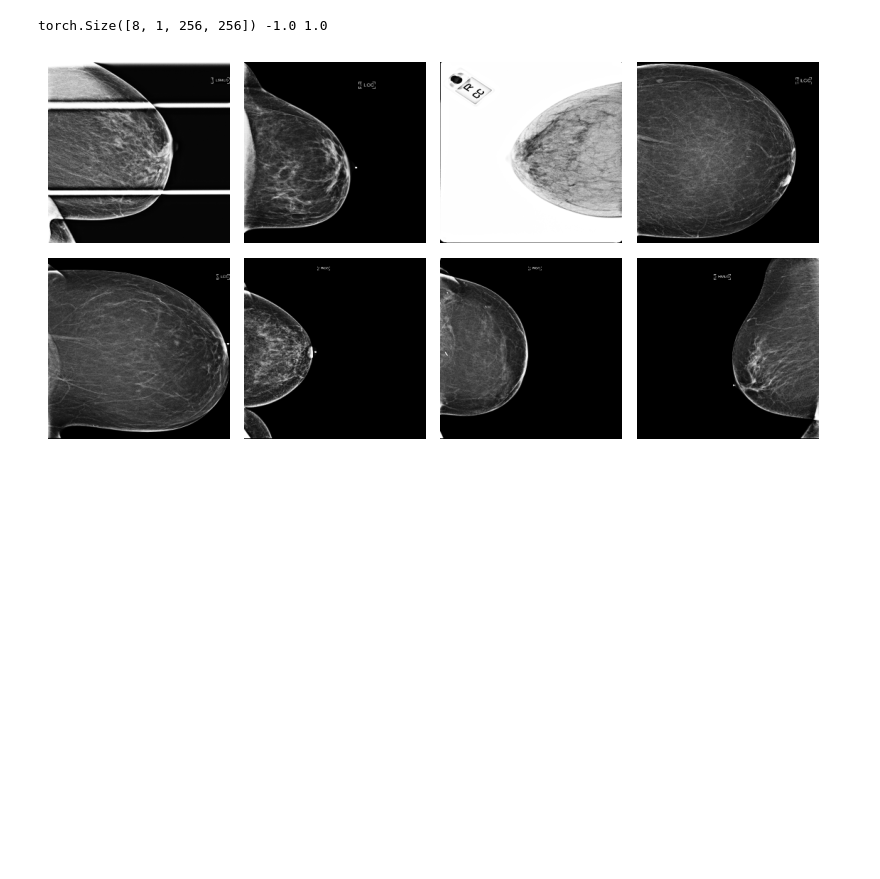
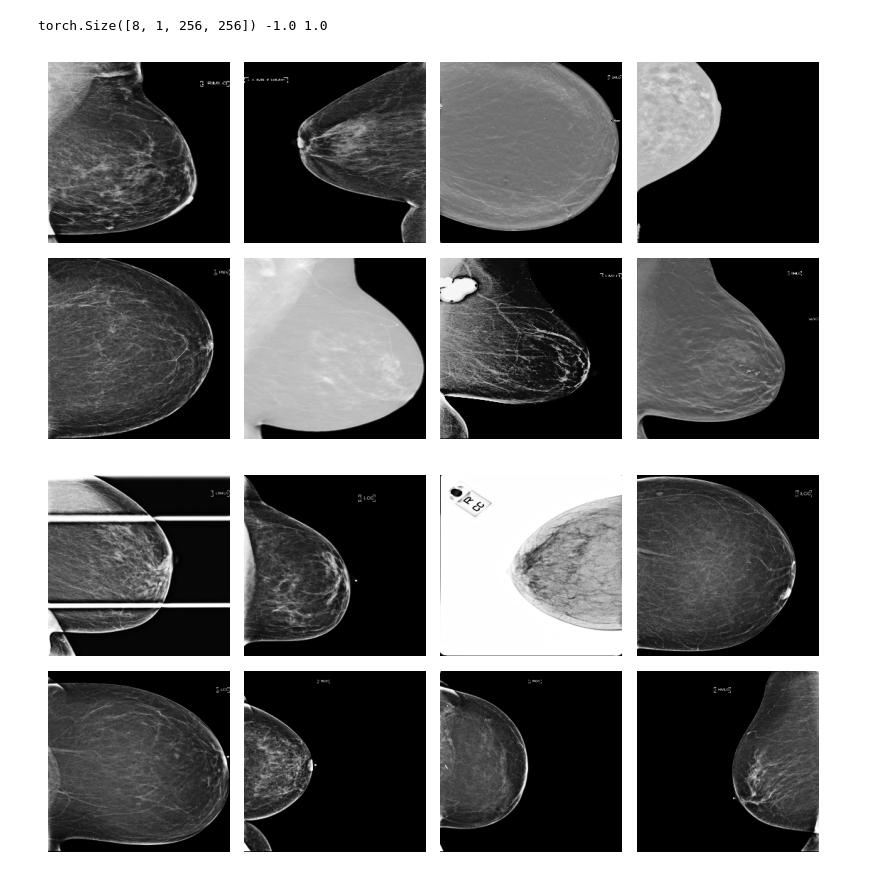
Before and after one commit to Linardos/U24_synthesis, a Jupyter notebook: lightning_synthesis/train.ipynb, the cells around one changed output. Saved outputs shown, nothing was run; the diff lists cells and outputs as text; code cells hidden in the pictures; blank space fills up the shorter version.

```diff
--- a/lightning_synthesis/train.ipynb
+++ b/lightning_synthesis/train.ipynb
@@ -107,9 +105,26 @@ train_transforms = mt.Compose(
         mt.LoadImaged(keys=["image"], image_only=True),
         mt.SqueezeDimd(keys=["image"], dim=-1), # (H,W,1) → (H,W)
         mt.EnsureChannelFirstd(keys=["image"]), # (1,H,W)
-        mt.Resized(keys=["image"], spatial_size=[resize_dim, resize_dim], mode="bilinear"),
+
+
+        # Crop relevant area
+        mt.CropForegroundd(keys=["image"], source_key="image"),
+        mt.Resized(keys=["image"], spatial_size=(resize_dim, resize_dim),
+                   mode="bilinear", align_corners=False),
+
+        # local-contrast aug now hits only 20 % of the images
+        mt.RandAdjustContrastd(keys=["image"],
+                               prob=0.20, gamma=(0.9, 1.1)),
+        mt.RandHistogramShiftd(keys=["image"],
+                               prob=0.20, num_control_points=6),
+
+        # normalize
+        mt.Lambdad(keys=["image"],
+                   func=lambda img: (img - img.mean()) / (img.std() + 1e-8)), # z-score
         mt.ScaleIntensityd(keys=["image"], minv=-1.0, maxv=1.0), # scale to [-1,1]. Diffusion Models do better if centered on a 0 mean
         mt.ToTensord(keys=["image"]),
+
+        # conditionality stuff, applied to labels
         mt.RandLambdad(keys=["class"], prob=0.15, func=lambda x: -1 * torch.ones_like(x)),
         mt.Lambdad(
             keys=["class"],
@@ -126,6 +141,31 @@ img_batch, _ = next(iter(train_loader))
 print(img_batch.shape, img_batch.min().item(), img_batch.max().item())
 # %% [output]
 torch.Size([8, 1, 256, 256]) -1.0 1.0
+# %%
+import matplotlib.pyplot as plt
+def unscale_to_0_1(tensor):
+    """
+    Maps a tensor from [-1, 1] → [0, 1] for visualization.
+    Args:
+        tensor: (Tensor) Input tensor with values in [-1, 1].
+    Returns:
+        (Tensor) Output tensor with values in [0, 1].
+    """
+    return (tensor + 1) / 2
+
+# img_batch has shape (B, 1, H, W)
+B = img_batch.shape[0]
+
+plt.figure(figsize=(8, 8))
+for i in range(B):
+    plt.subplot(4, 4, i+1) # Make a square grid
+    plt.axis('off')
+    plt.imshow(unscale_to_0_1(img_batch[i, 0].cpu()), cmap='gray', vmin=0, vmax=1)
+
+plt.tight_layout()
+plt.show()
+# %% [output]
+[figure, added]
 # %%
 import matplotlib.pyplot as plt
 def unscale_to_0_1(tensor):
```
Also changed, not shown: parts of 1 cell of this notebook, 5 other files.
